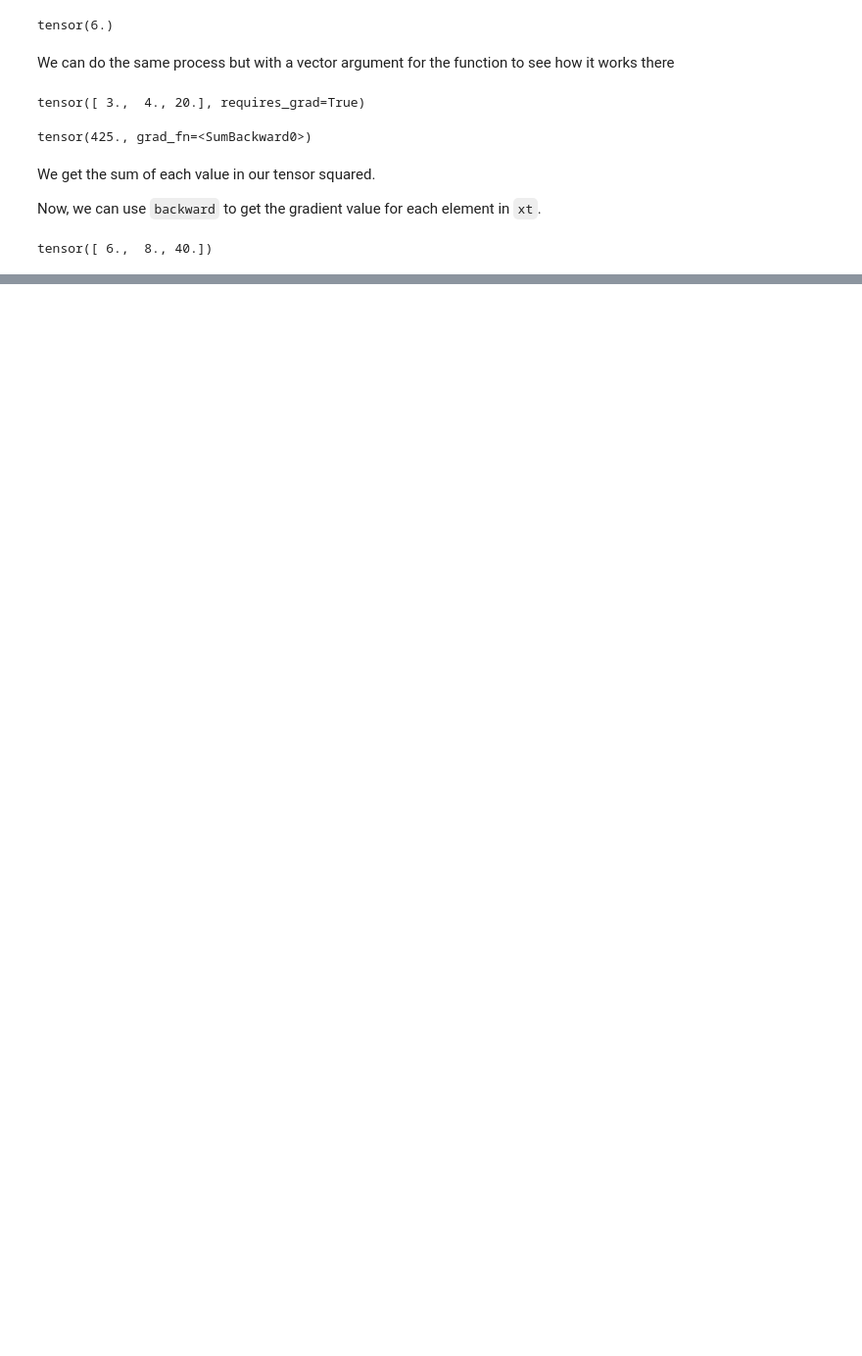
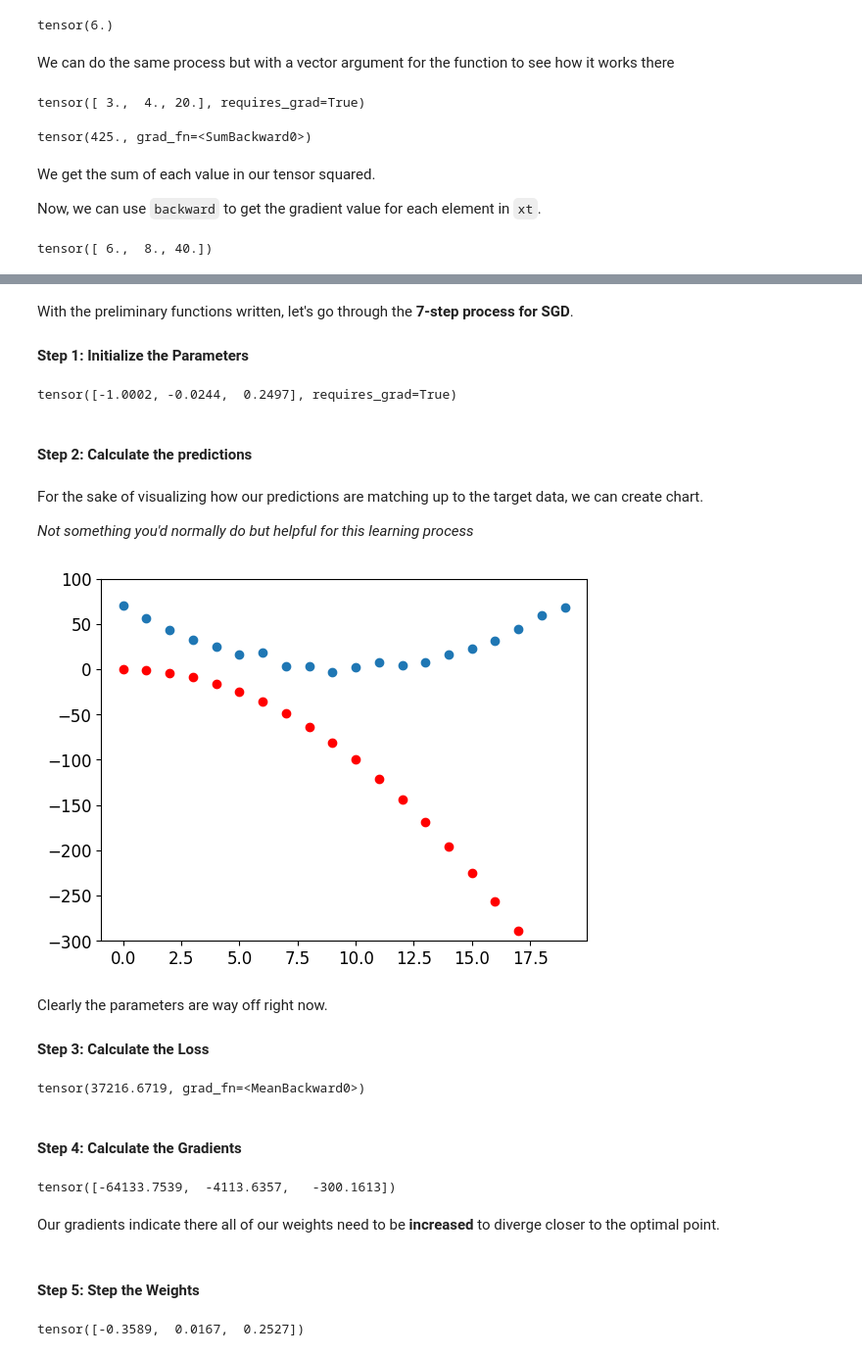
Before and after one commit to abhayratti/fastai-notes, a Jupyter notebook: lesson-3-neural-net-foundations/Chapter4Notes.ipynb, the cells around one changed output, grey strips where cells are left out. Shown at 98% size. Saved outputs shown, nothing was run; the diff lists cells and outputs as text; code cells hidden in the pictures; blank space fills up the shorter version.

```diff
--- a/lesson-3-neural-net-foundations/Chapter4Notes.ipynb
+++ b/lesson-3-neural-net-foundations/Chapter4Notes.ipynb
@@ -450,0 +484,4 @@ tensor([ 6.,  8., 40.])
+# %%
+def f(t, params):
+    a, b, c = params
+    return a * (t**2) + (b * t) + c
@@ -450,0 +496,61 @@ tensor([ 6.,  8., 40.])
+# %% [markdown]
+With the preliminary functions written, let's go through the **7-step process for SGD**.
+
+#### Step 1: Initialize the Parameters
+# %%
+params = torch.randn(3).requires_grad_()
+params
+# %% [output]
+tensor([-1.0002, -0.0244,  0.2497], requires_grad=True)
+# %% [markdown]
+#### Step 2: Calculate the predictions
+# %%
+preds = f(time, params)
+# %% [markdown]
+For the sake of visualizing how our predictions are matching up to the target data, we can create chart.
+
+*Not something you'd normally do but helpful for this learning process*
+# %%
+# Red = predictions, blue = target
+def show_preds(preds, ax=None):
+    if ax is None: ax=plt.subplots()[1]
+    ax.scatter(time, speed)
+    ax.scatter(time, to_np(preds), color='red')
+    ax.set_ylim(-300, 100)
+
+show_preds(preds)
+# %% [output]
+[figure, added]
+# %% [markdown]
+Clearly the parameters are way off right now.
+
+#### Step 3: Calculate the Loss
+# %%
+loss = mse(preds, speed)
+loss
+# %% [output]
+tensor(37216.6719, grad_fn=<MeanBackward0>)
+# %% [markdown]
+#### Step 4: Calculate the Gradients
+# %%
+loss.backward()
+params.grad
+# %% [output]
+tensor([-64133.7539,  -4113.6357,   -300.1613])
+# %% [markdown]
+Our gradients indicate there all of our weights need to be **increased** to diverge closer to the optimal point.
+# %% [markdown]
+#### Step 5: Step the Weights
+# %%
+lr = 0.00001
+
+# Need to use .data for data type compliance
+params.data -= params.grad.data * lr
+
+# Clear gradients for next iteration
+params.grad = None
+
+# View updated params
+params.data
+# %% [output]
+tensor([-0.3589,  0.0167,  0.2527])
```
Also changed, not shown: parts of 16 cells of this notebook, 2 other files.
